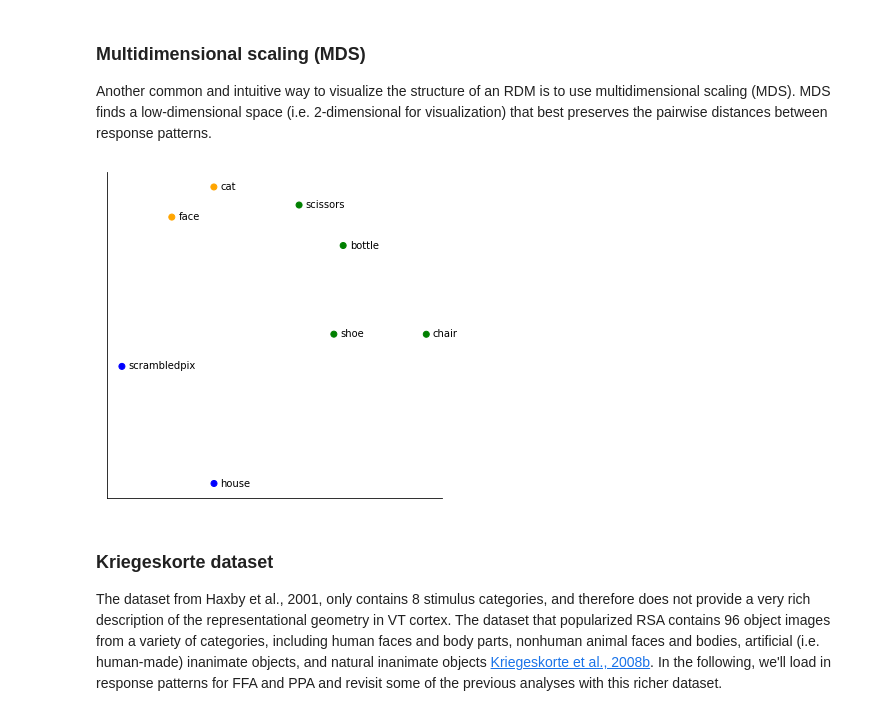
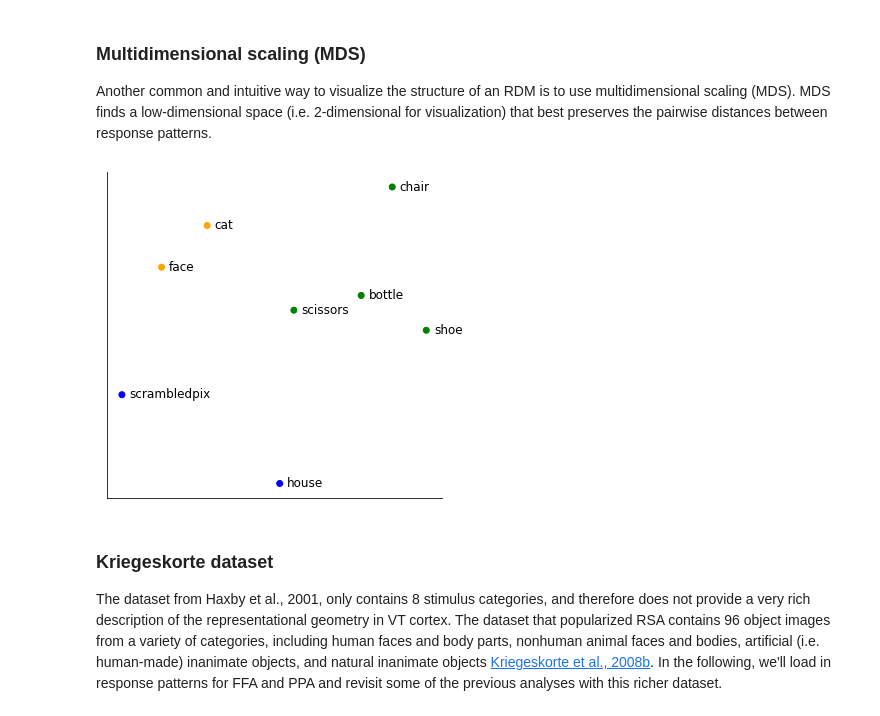
Before and after one commit to yunchang-z/neu502b-lab, a Jupyter notebook: fmri-09/fmri-09-rsa.ipynb, the cells around one changed output. Drawn from its saved outputs; the diff is of its cells as text; code cells hidden in the pictures.

```diff
--- a/fmri-09/fmri-09-rsa.ipynb
+++ b/fmri-09/fmri-09-rsa.ipynb
@@ -14,10 +14,9 @@ We'll start demo-ing RSA with our familiar visual object recognition fMRI datase
 from nilearn import datasets
 from nilearn.input_data import NiftiMasker
 
-data_dir = '/jukebox/PNI-classes/students/NEU502/2021/nilearn-data'
+data_dir = '/jukebox/PNI-classes/students/NEU502/2022/nilearn-data'
 
-haxby_dataset = datasets.fetch_haxby()
-#haxby_dataset = datasets.fetch_haxby(data_dir=data_dir)
+haxby_dataset = datasets.fetch_haxby(data_dir=data_dir)
 func_file = haxby_dataset.func[0]
 
 # Load in mask for VT OI
@@ -215,17 +214,17 @@ positions = mds.fit(squareform(rdm_vt)).embedding_
 # %%
 # Plot positions returned by MDS
 colors = ['g', 'orange', 'g', 'orange', 'b', 'g', 'b', 'g']
 
 fig, ax = plt.subplots(figsize=(6, 6))
 ax.scatter(positions[:, 0], positions[:, 1],
            c=colors)
 ax.set_xticks([])
 ax.set_yticks([])
 for category, (x, y) in zip(categories, positions):
-    ax.annotate(category, (x + .02, y), va='center')
+    ax.annotate(category, (x + .02, y), fontsize=12, va='center')
 sns.despine()
 # %% [output]
-[figure, old version]
+[figure, new version]
 # %% [markdown]
 ### Kriegeskorte dataset
 The dataset from Haxby et al., 2001, only contains 8 stimulus categories, and therefore does not provide a very rich description of the representational geometry in VT cortex. The dataset that popularized RSA contains 96 object images from a variety of categories, including human faces and body parts, nonhuman animal faces and bodies, artificial (i.e. human-made) inanimate objects, and natural inanimate objects [Kriegeskorte et al., 2008b](https://doi.org/10.1016/j.neuron.2008.10.043). In the following, we'll load in response patterns for FFA and PPA and revisit some of the previous analyses with this richer dataset.
```
Also changed, not shown: parts of 5 cells of this notebook.
